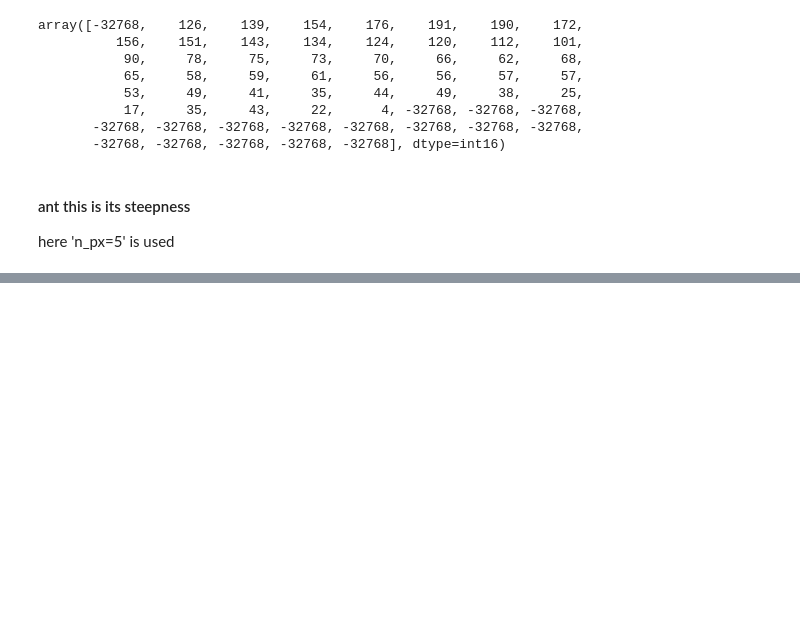
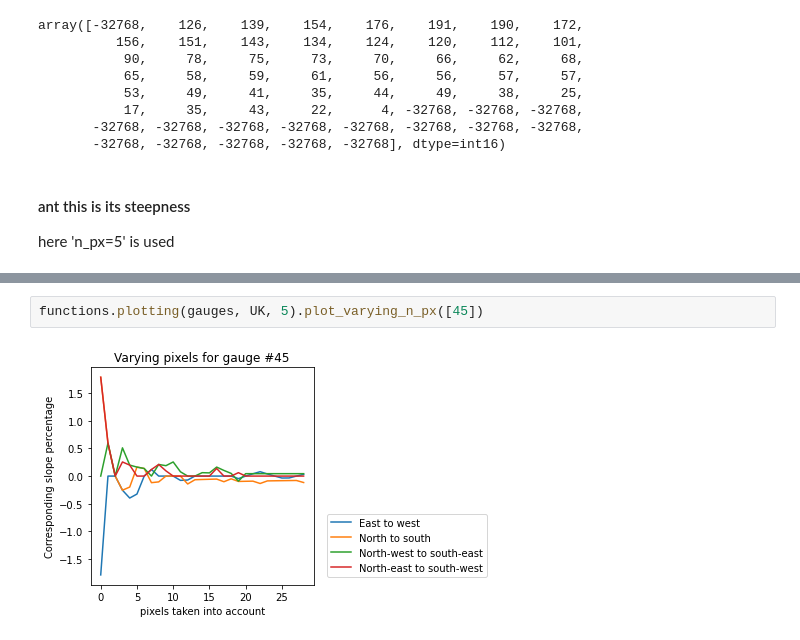
Before and after one commit to Daafip/Are-rain-gauges-in-the-right-place, a Jupyter notebook: Location on slope from DEM/Location on slope from DEM.ipynb, the cells around one changed output, grey strips where cells are left out. Saved outputs shown, nothing was run; the diff lists cells and outputs as text; blank space fills up the shorter version.

```diff
--- a/Location on slope from DEM/Location on slope from DEM.ipynb
+++ b/Location on slope from DEM/Location on slope from DEM.ipynb
@@ -92,0 +144,4 @@ functions.plotting(gauges, UK, 5).plot_gauge(0, "all")
+# %%
+functions.plotting(gauges, UK, 5).plot_varying_n_px([45])
+# %% [output]
+[figure, added]
```
Also changed, not shown: parts of 14 cells of this notebook, 1 other file.
